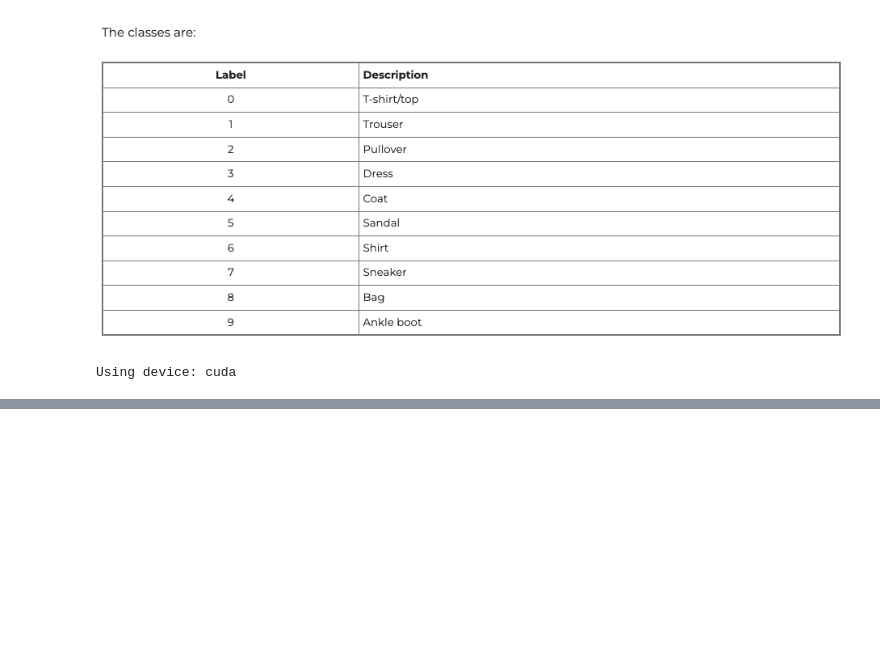
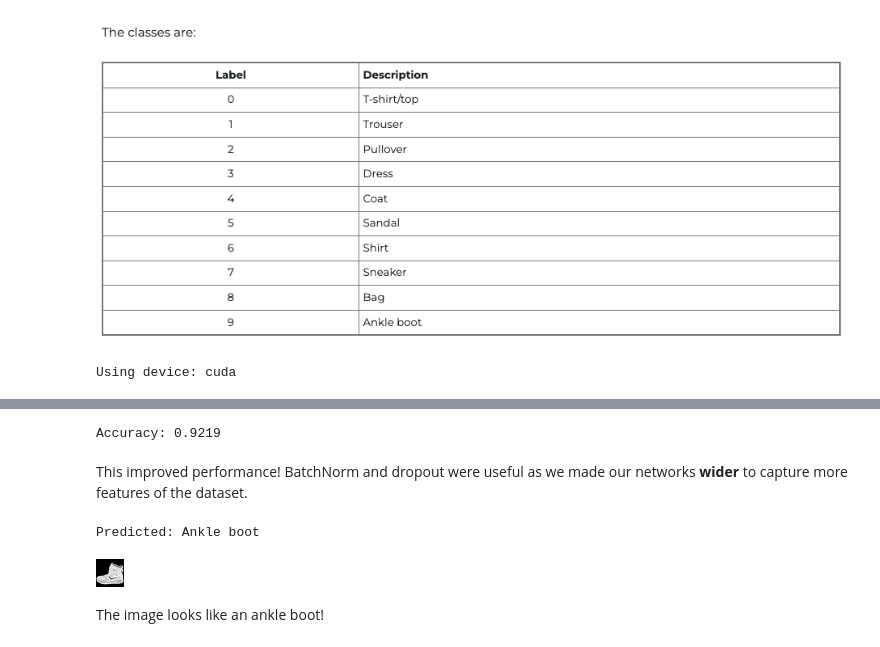
Before and after one commit to ehersch/MNIST_Demo, a Jupyter notebook: fashion_MNIST.ipynb, the cells around one changed output, grey strips where cells are left out. Saved outputs shown, nothing was run; the diff lists cells and outputs as text; code cells hidden in the pictures; blank space fills up the shorter version.

Commit message:
Improved model to 92.3%

```diff
--- a/fashion_MNIST.ipynb
+++ b/fashion_MNIST.ipynb
@@ -175,0 +279,31 @@ Accuracy: 0.9106
+# %%
+evaluate(deeper_model, test_loader)
+# %% [output]
+Accuracy: 0.9219
+# %% [markdown]
+This improved performance! BatchNorm and dropout were useful as we made our networks **wider** to capture more features of the dataset.
+# %%
+deeper_model.eval()
+
+with torch.no_grad():
+    x, y = trainset[0]          # x: (1, 28, 28), y: scalar
+    # x = x.unsqueeze(0)          # add batch dimension: (1, 28, 28) -> (1, 1, 28, 28)
+    x = torch.einsum(
+        'chw,b->bchw',
+        x,
+        torch.ones(1, device=x.device)
+    ) # alternative: do this with einsum! (https://rockt.ai/2018/04/30/einsum)
+    x = x.to(device)
+
+    logits = deeper_model(x)
+    pred = logits.argmax(dim=1).item()
+
+print("Predicted:", item_map[pred])
+# %% [output]
+Predicted: Ankle boot
+# %%
+torchvision.datasets.FashionMNIST(root='./data', train=True, download=True, transform=None)[0][0]
+# %% [output]
+[figure, added]
+# %% [markdown]
+The image looks like an ankle boot!
```
Also changed, not shown: parts of 8 cells of this notebook.
